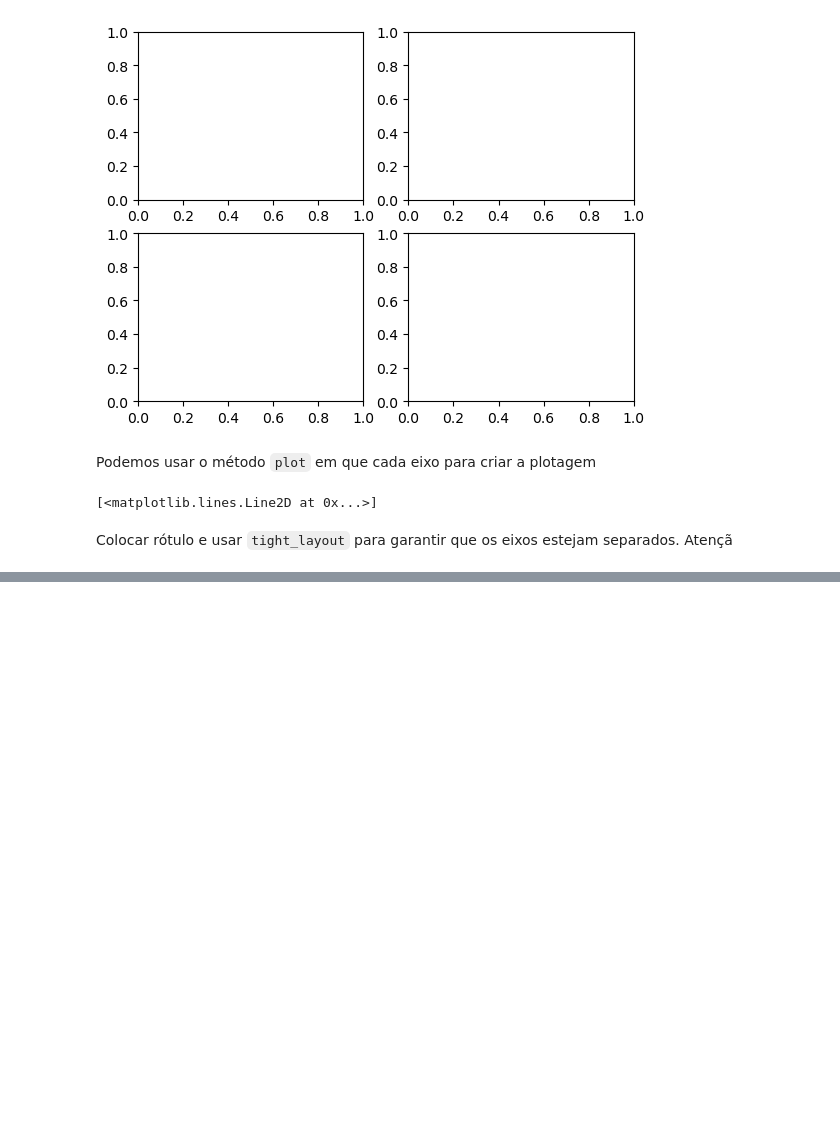
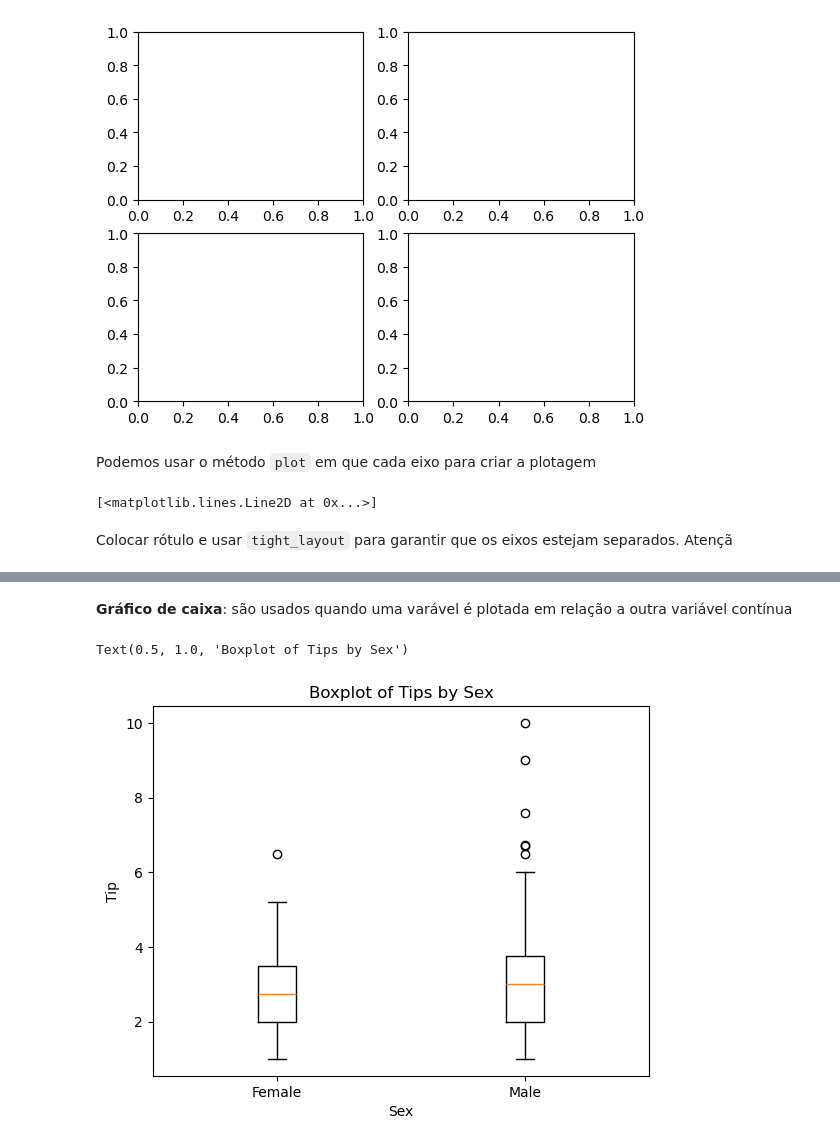
Before and after one commit to mateusyamaguti/TUTORIAL-Analise-de-dados-com-python-e-pandas, a Jupyter notebook: notebooks/3_capitulo/3_capitulo.ipynb, the cells around one changed output, grey strips where cells are left out. Drawn from its saved outputs; the diff is of its cells as text; code cells hidden in the pictures; blank space fills up the shorter version.

```diff
--- a/notebooks/3_capitulo/3_capitulo.ipynb
+++ b/notebooks/3_capitulo/3_capitulo.ipynb
@@ -107,0 +149,21 @@ fig
+# %% [markdown]
+**Gráfico de caixa**: são usados quando uma varável é plotada em relação a outra variável contínua
+# %%
+boxplot = plt.figure()
+axes1 = boxplot.add_subplot(1, 1, 1)
+axes1.boxplot(
+    # O primeiro argumento de um gráfico de caixa é o dado,
+    # pois estamos plotando várias porções de dados;
+    # temos que colocar cada porção de dados em uma lista
+    [tips[tips["sex"] == "Female"]["tip"],
+     tips[tips["sex"] == "Male"]["tip"]],
+     # podemos então passar um parâmetro labels opcional
+     # para especificar um rótulo aos dados que passamos
+     tick_labels=["Female", "Male"]) # labels foi alterado para tick_labels
+axes1.set_xlabel("Sex")
+axes1.set_ylabel("Tip")
+axes1.set_title("Boxplot of Tips by Sex")
+# boxplot.show()
+# %% [output]
+Text(0.5, 1.0, 'Boxplot of Tips by Sex')
+[figure, added]
```
Also changed, not shown: parts of 18 cells of this notebook, 3 other files.
